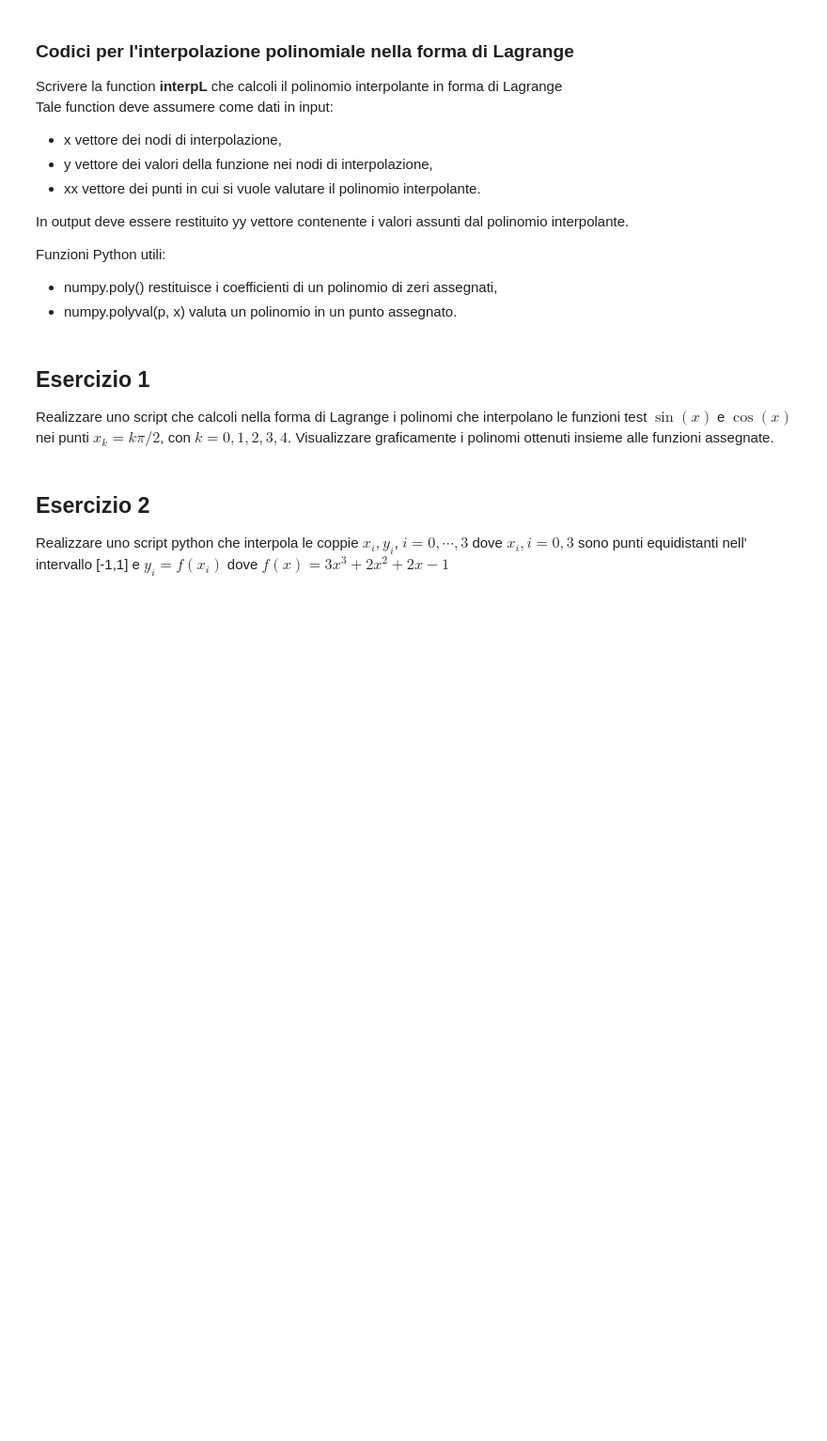
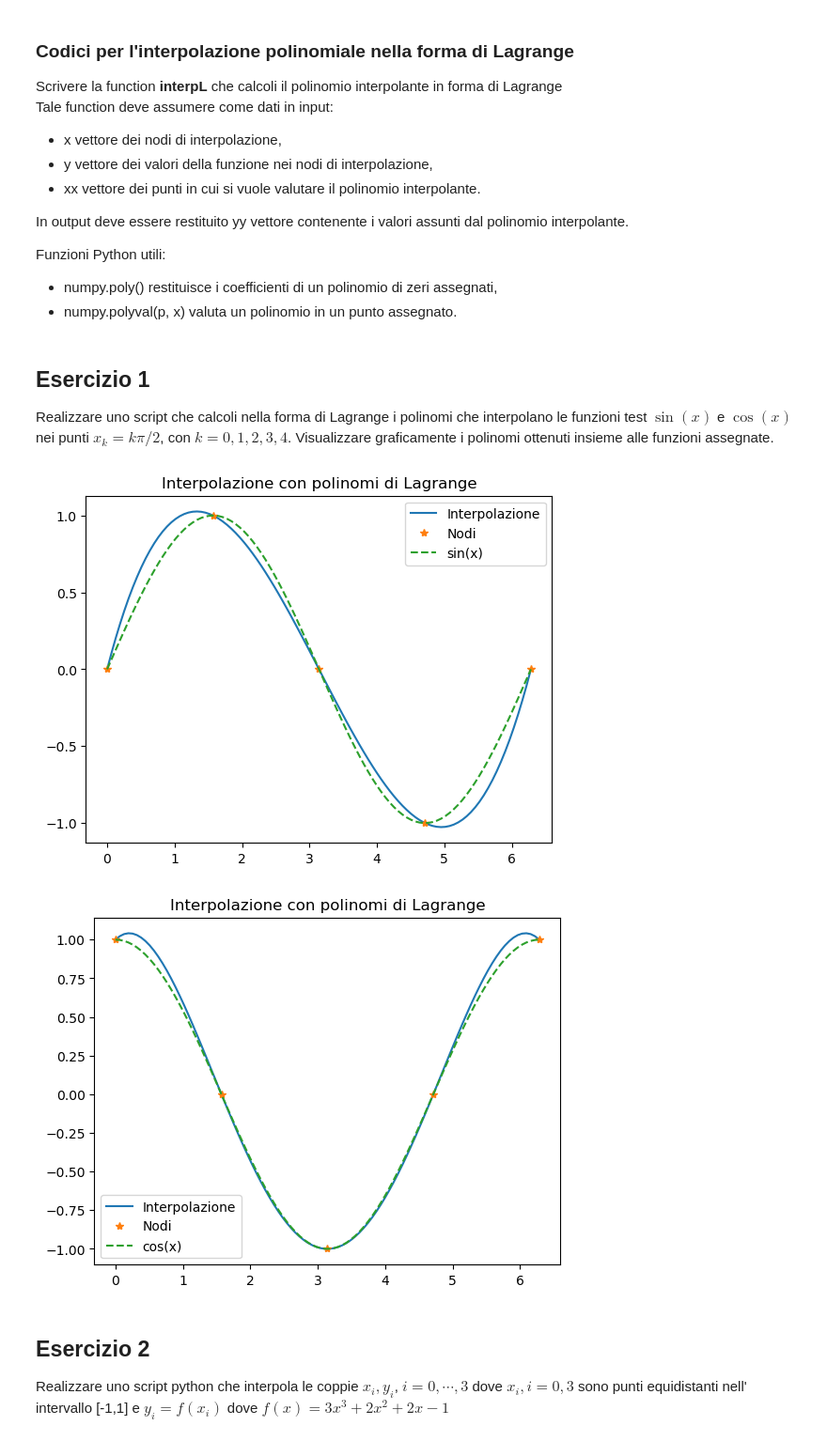
Before and after one commit to FabioFattori/eserciziMetodiNumerici, a Jupyter notebook: esercizi10/ESercitazione_10.ipynb, the cells around one changed output. Shown: that part at 94% size. Drawn from its saved outputs; the diff is of its cells as text; code cells hidden in the pictures; blank space fills up the shorter version.

```diff
--- a/esercizi10/ESercitazione_10.ipynb
+++ b/esercizi10/ESercitazione_10.ipynb
@@ -323,6 +364,33 @@ Realizzare uno script che calcoli nella forma di Lagrange i polinomi che
 interpolano le funzioni test $\sin(x)$ e $\cos(x)$ nei punti $x_k = k \pi/2$, con
 $k = 0, 1, 2, 3, 4$. Visualizzare graficamente i polinomi ottenuti insieme
 alle funzioni assegnate.
+# %%
+import math
+import matplotlib.pyplot as plt
+k=np.arange(0,5,1)
+x = k*math.pi/2
+y=np.sin(x)
+xx=np.linspace(0,2*math.pi,100)
+
+yy=InterpL(x,y,xx)
+plt.plot(xx,yy)
+plt.plot(x,y,'*')
+plt.plot(xx,np.sin(xx),"--")
+plt.legend(['Interpolazione','Nodi','sin(x)'])
+plt.title('Interpolazione con polinomi di Lagrange')
+plt.show()
+
+y=np.cos(x)
+yy=InterpL(x,y,xx)
+plt.plot(xx,yy)
+plt.plot(x,y,'*')
+plt.plot(xx,np.cos(xx),"--")
+plt.legend(['Interpolazione','Nodi','cos(x)'])
+plt.title('Interpolazione con polinomi di Lagrange')
+plt.show()
+# %% [output]
+[figure, added]
+[figure, added]
 # %% [markdown]
 ## Esercizio 2
 Realizzare uno script python che interpola le coppie $x_i,y_i$, $i=0,\cdots,3$
```
Also changed, not shown: parts of 12 cells of this notebook, 2 other files.
